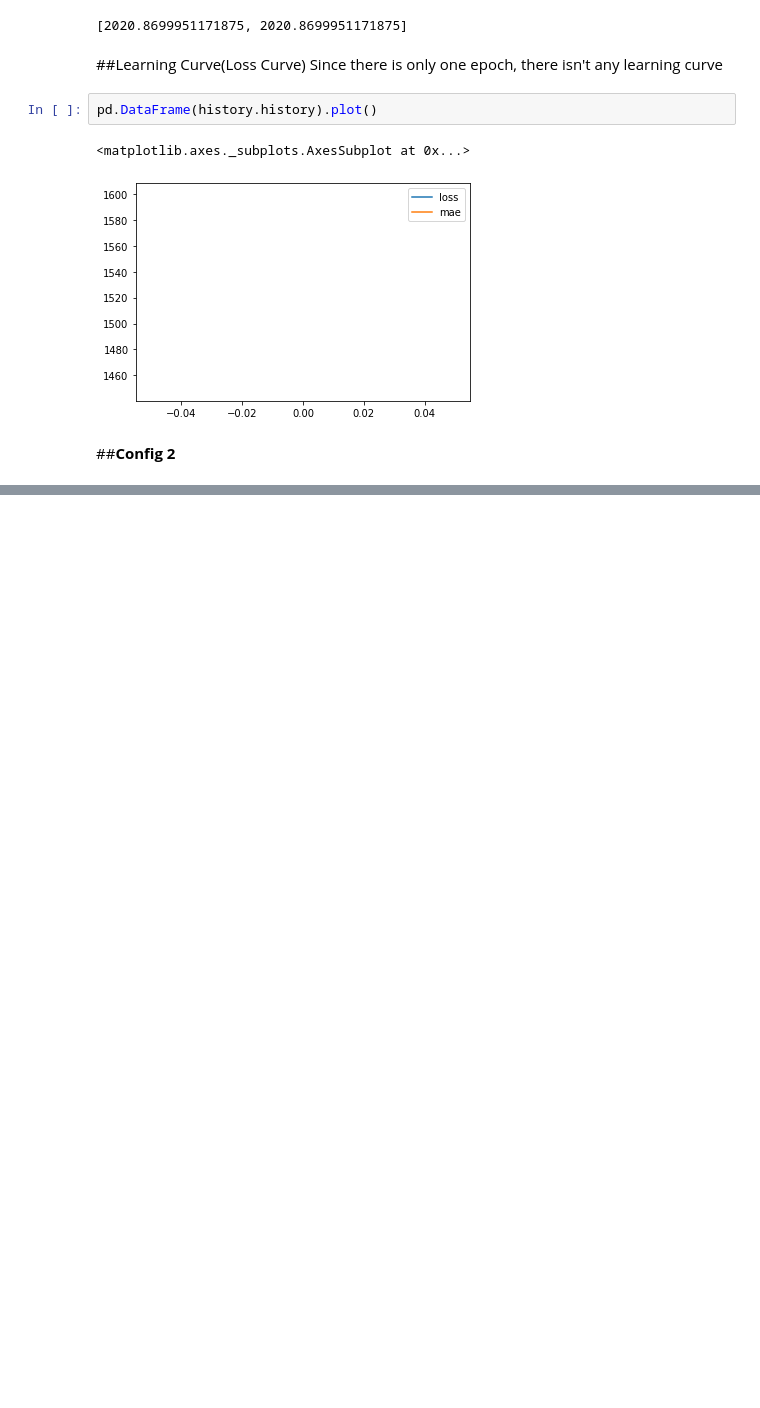
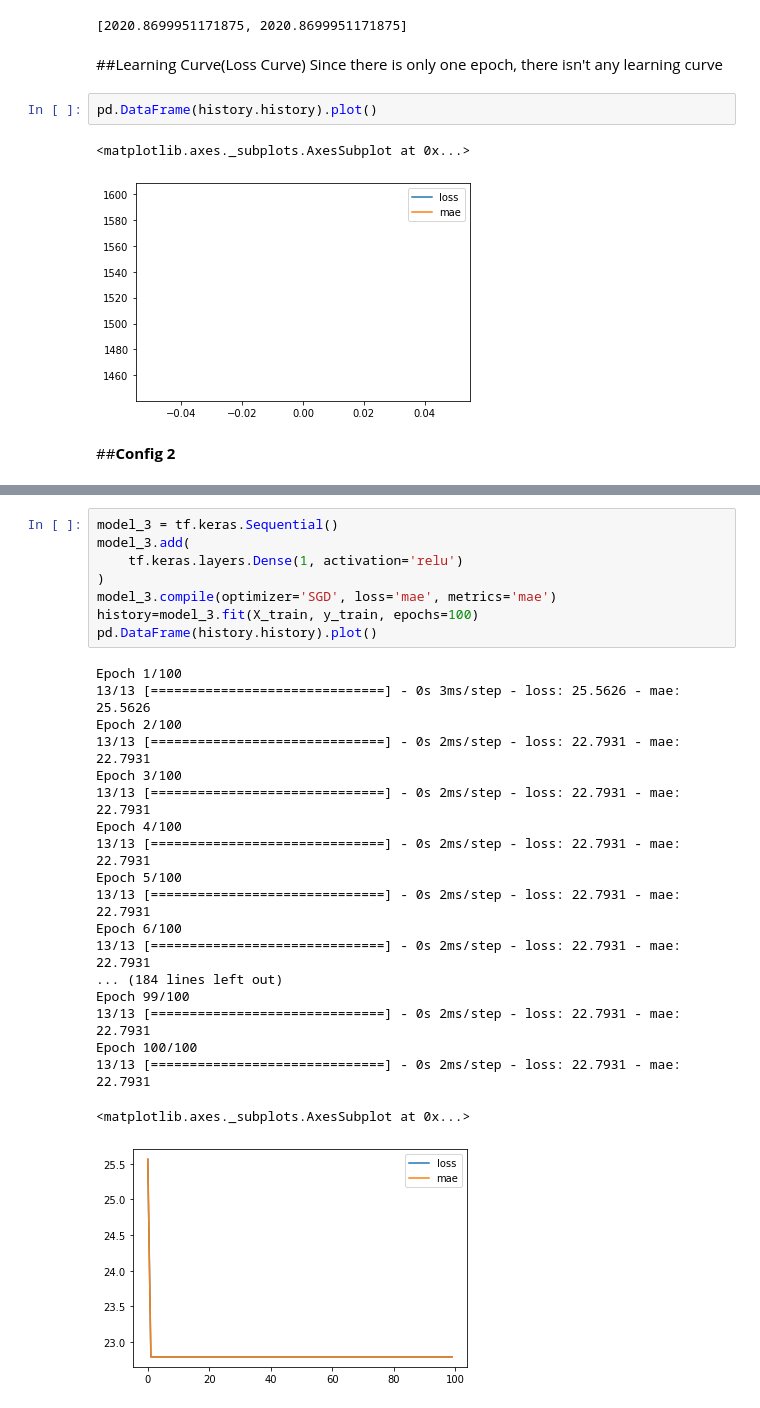
Before and after one commit to ehsanem/Tensorflow, a Jupyter notebook: TensorflowFundamental.ipynb, the cells around one changed output, grey strips where cells are left out. Drawn from its saved outputs; the diff is of its cells as text; blank space fills up the shorter version.

```diff
--- a/TensorflowFundamental.ipynb
+++ b/TensorflowFundamental.ipynb
@@ -517,3 +537,31 @@ Total params: 14
 Trainable params: 14
 Non-trainable params: 0
 _________________________________________________________________
+# %%
+model_3 = tf.keras.Sequential()
+model_3.add(
+    tf.keras.layers.Dense(1, activation='relu')
+)
+model_3.compile(optimizer='SGD', loss='mae', metrics='mae')
+history=model_3.fit(X_train, y_train, epochs=100)
+pd.DataFrame(history.history).plot()
+# %% [output]
+Epoch 1/100
+13/13 [==============================] - 0s 3ms/step - loss: 25.5626 - mae: 25.5626
+Epoch 2/100
+13/13 [==============================] - 0s 2ms/step - loss: 22.7931 - mae: 22.7931
+Epoch 3/100
+13/13 [==============================] - 0s 2ms/step - loss: 22.7931 - mae: 22.7931
+Epoch 4/100
+13/13 [==============================] - 0s 2ms/step - loss: 22.7931 - mae: 22.7931
+Epoch 5/100
+13/13 [==============================] - 0s 2ms/step - loss: 22.7931 - mae: 22.7931
+Epoch 6/100
+13/13 [==============================] - 0s 2ms/step - loss: 22.7931 - mae: 22.7931
+... (184 lines left out)
+Epoch 99/100
+13/13 [==============================] - 0s 2ms/step - loss: 22.7931 - mae: 22.7931
+Epoch 100/100
+13/13 [==============================] - 0s 2ms/step - loss: 22.7931 - mae: 22.7931
+<matplotlib.axes._subplots.AxesSubplot at 0x...>
+[figure, added]
```
Also changed, not shown: parts of 15 cells of this notebook.
